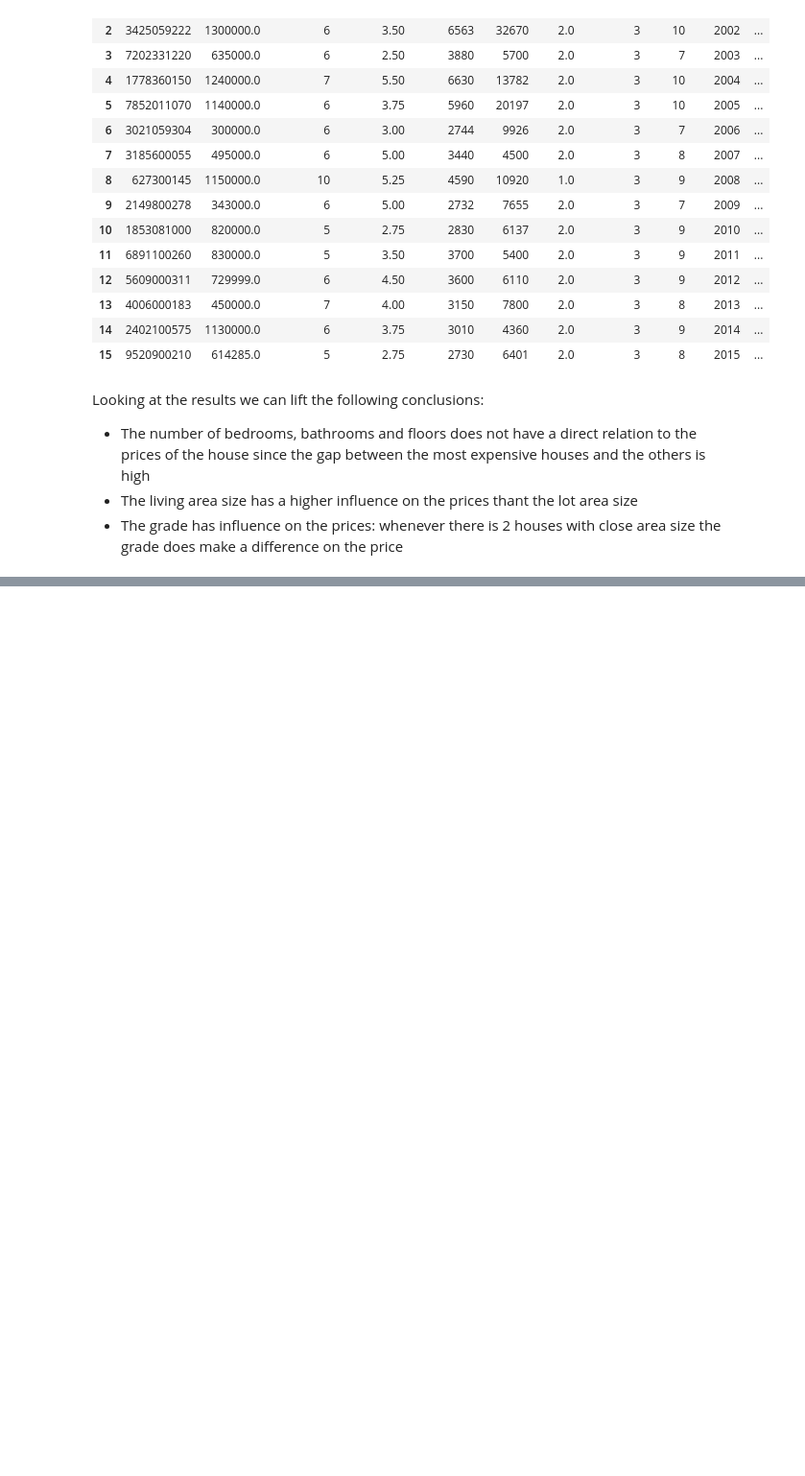
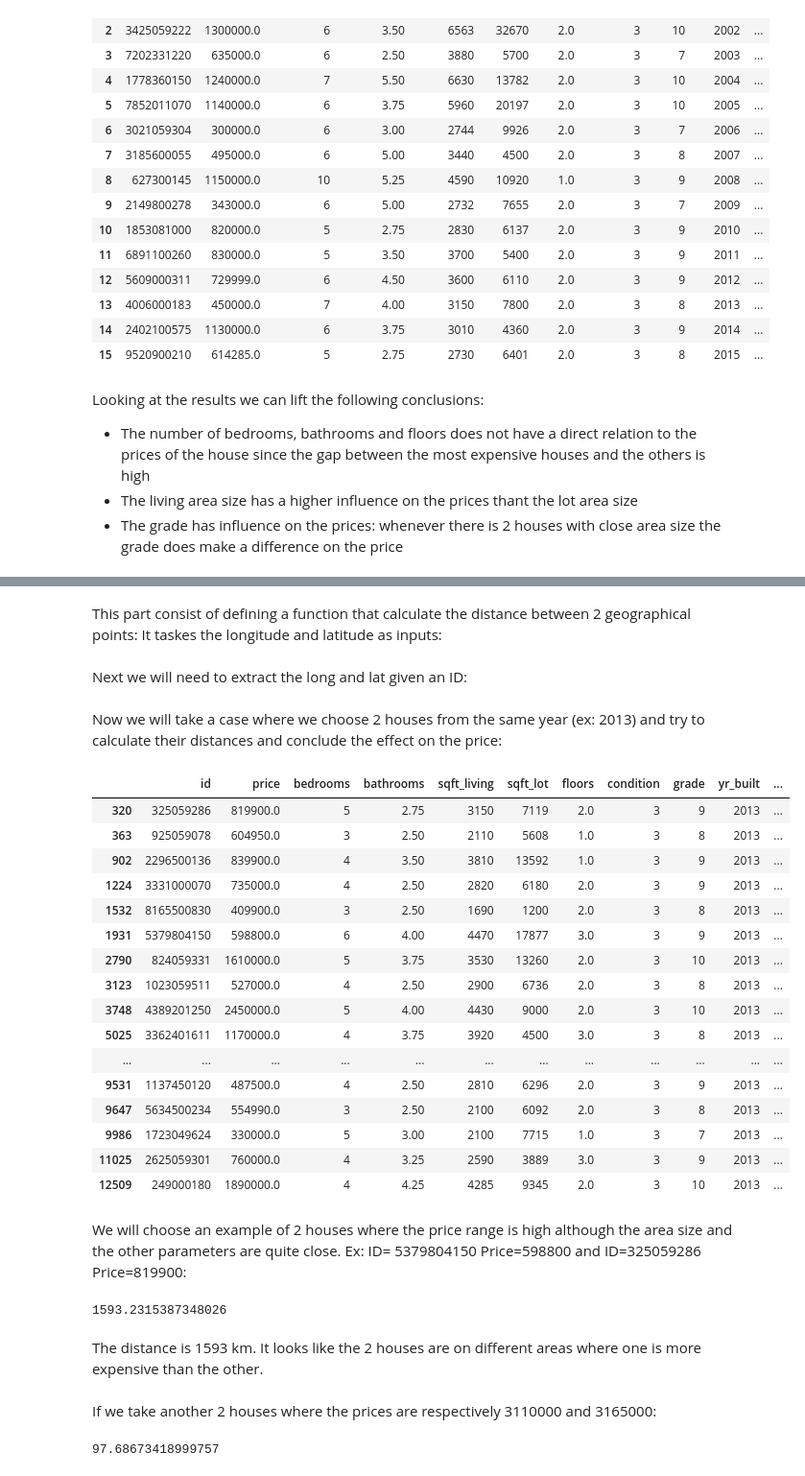
Before and after one commit to Georgess2293/pandas_assignment_2, a Jupyter notebook: main.ipynb, the cells around one changed output, grey strips where cells are left out. Shown: that part at 96% size. Saved outputs shown, nothing was run; the diff lists cells and outputs as text; code cells hidden in the pictures; blank space fills up the shorter version.

```diff
--- a/main.ipynb
+++ b/main.ipynb
@@ -34,7 +34,7 @@ df_exp=pd.DataFrame()
 for y in yr_built:
     df_exp=pd.concat([df_exp, df_2000.loc[df_2000['yr_built']==y].nlargest(1,'price')], axis=0, ignore_index=True)
 # %%
-list_columns=['id','price','bedrooms','bathrooms','sqft_living','sqft_lot','floors','condition','grade','yr_built','waterfront','view'] #list of column to display
+list_columns=['id','price','bedrooms','bathrooms','sqft_living','sqft_lot','floors','condition','grade','yr_built','waterfront','view','long','lat'] #list of column to display
 # %%
 df_exp[list_columns]
 # %% [output]
@@ -246,0 +249,2 @@ Looking at the results we can lift the following conclusions:
+# %% [markdown]
+This part consist of defining a function that calculate the distance between 2 geographical points: It taskes the longitude and latitude as inputs:
@@ -246,0 +261,2 @@ Looking at the results we can lift the following conclusions:
+# %% [markdown]
+Next we will need to extract the long and lat given an ID:
@@ -246,0 +271,37 @@ Looking at the results we can lift the following conclusions:
+# %% [markdown]
+Now we will take a case where we choose 2 houses from the same year (ex: 2013) and try to calculate their distances and conclude the effect on the price:
+# %%
+df_2000[df_2000['yr_built']==2013].head(20)[list_columns]
+# %% [output]
+|  | id | price | bedrooms | bathrooms | sqft_living | sqft_lot | floors | condition | grade | yr_built | ... |
+| 320 | 325059286 | 819900.0 | 5 | 2.75 | 3150 | 7119 | 2.0 | 3 | 9 | 2013 | ... |
+| 363 | 925059078 | 604950.0 | 3 | 2.50 | 2110 | 5608 | 1.0 | 3 | 8 | 2013 | ... |
+| 902 | 2296500136 | 839900.0 | 4 | 3.50 | 3810 | 13592 | 1.0 | 3 | 9 | 2013 | ... |
+| 1224 | 3331000070 | 735000.0 | 4 | 2.50 | 2820 | 6180 | 2.0 | 3 | 9 | 2013 | ... |
+| 1532 | 8165500830 | 409900.0 | 3 | 2.50 | 1690 | 1200 | 2.0 | 3 | 8 | 2013 | ... |
+| 1931 | 5379804150 | 598800.0 | 6 | 4.00 | 4470 | 17877 | 3.0 | 3 | 9 | 2013 | ... |
+| 2790 | 824059331 | 1610000.0 | 5 | 3.75 | 3530 | 13260 | 2.0 | 3 | 10 | 2013 | ... |
+| 3123 | 1023059511 | 527000.0 | 4 | 2.50 | 2900 | 6736 | 2.0 | 3 | 8 | 2013 | ... |
+| 3748 | 4389201250 | 2450000.0 | 5 | 4.00 | 4430 | 9000 | 2.0 | 3 | 10 | 2013 | ... |
+| 5025 | 3362401611 | 1170000.0 | 4 | 3.75 | 3920 | 4500 | 3.0 | 3 | 8 | 2013 | ... |
+| ... | ... | ... | ... | ... | ... | ... | ... | ... | ... | ... | ... |
+| 9531 | 1137450120 | 487500.0 | 4 | 2.50 | 2810 | 6296 | 2.0 | 3 | 9 | 2013 | ... |
+| 9647 | 5634500234 | 554990.0 | 3 | 2.50 | 2100 | 6092 | 2.0 | 3 | 8 | 2013 | ... |
+| 9986 | 1723049624 | 330000.0 | 5 | 3.00 | 2100 | 7715 | 1.0 | 3 | 7 | 2013 | ... |
+| 11025 | 2625059301 | 760000.0 | 4 | 3.25 | 2590 | 3889 | 3.0 | 3 | 9 | 2013 | ... |
+| 12509 | 249000180 | 1890000.0 | 4 | 4.25 | 4285 | 9345 | 2.0 | 3 | 10 | 2013 | ... |
+# %% [markdown]
+We will choose an example of 2 houses where the price range is high although the area size and the other parameters are quite close. Ex:
+ID= 5379804150 Price=598800 and ID=325059286 Price=819900:
+# %%
+distance_id(5379804150,325059286,df_2000)
+# %% [output]
+1593.2315387348026
+# %% [markdown]
+The distance is 1593 km. It looks like the 2 houses are on different areas where one is more expensive than the other.
+# %% [markdown]
+If we take another 2 houses where the prices are respectively 3110000 and 3165000:
+# %%
+distance_id(3025059093,4389201095,df_2000)
+# %% [output]
+97.68673418999757
```
Also changed, not shown: parts of 15 cells of this notebook.
